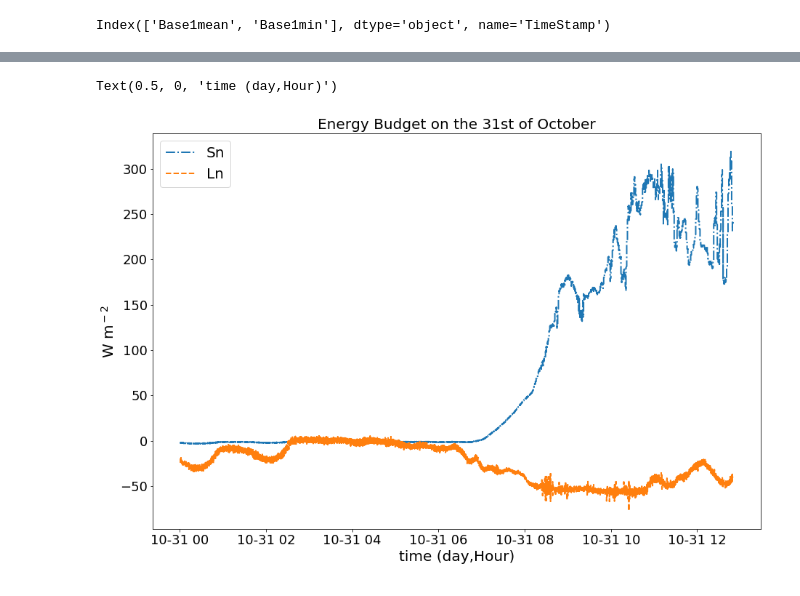
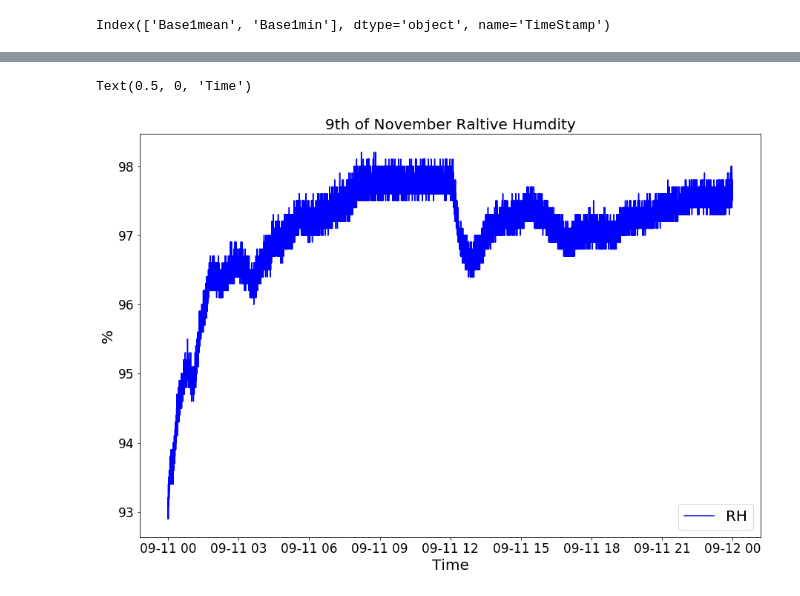
Before and after one commit to IsabelSmith1998/Assignment-Two--25002661, a Jupyter notebook: Assignmnet two.ipynb, the cells around one changed output, grey strips where cells are left out. Cells and saved outputs as stored; diff of their text form; code cells hidden in the pictures.

```diff
--- a/Assignmnet two.ipynb
+++ b/Assignmnet two.ipynb
@@ -32,5 +32,5 @@ Text(0.5, 0, 'Date and Time')
 # %%
-df9 =pd.read_csv("8-10th temp.csv",header=[0,1],index_col=0)
+df9 =pd.read_csv("9th-data.csv",header=[0,1],index_col=0)
 df9=df9.droplevel(1,axis=1)
 df9.index=pd.to_datetime(df9.index)
 # %%
@@ -85,15 +77,11 @@ LW= df31.Ldw- df31.Luw
 # %%
 plt.figure(num=1, figsize=(15,10))
-plt.plot(SW,"-.",label='Sn',lw=2)
-plt.plot(LW,"--",label='Ln',lw=2)
-plt.legend(loc='best',fontsize=20)
-plt.tick_params(labelsize= 18)
-plt.ylabel('W m${^-}{^2}$',fontsize=20)
-plt.legend(loc='best',fontsize=20)
-plt.tick_params(labelsize= 18)
-plt.ylabel('W m${^-}{^2}$',fontsize=20)
-plt.title('Energy Budget on the 31st of October',fontsize=20)
-plt.xlabel('time (day,Hour)',fontsize=20)
+plt.plot(df9.RH,color='blue')
+plt.ylabel('%',fontsize=20)
+plt.tick_params(labelsize= 17)
+plt.legend(loc=4,fontsize=20)
+plt.title('9th of November Raltive Humdity',fontsize=20)
+plt.xlabel('Time',fontsize=20)
 # %% [output]
-Text(0.5, 0, 'time (day,Hour)')
+Text(0.5, 0, 'Time')
-[figure, old version]
+[figure, new version]
```
Also changed, not shown: parts of 23 cells of this notebook, 2 other files.
